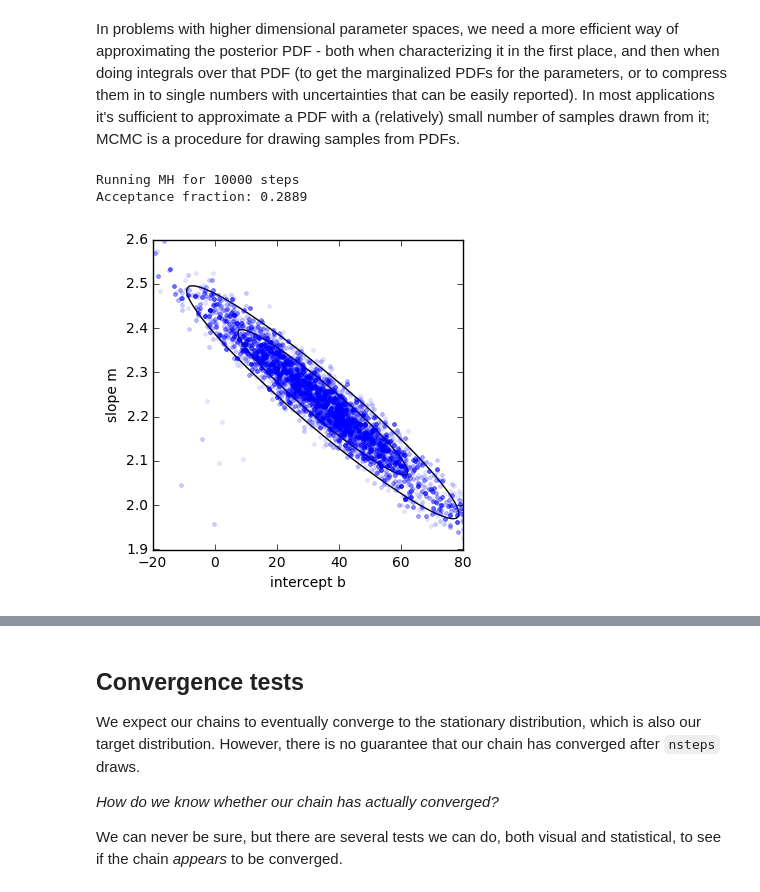
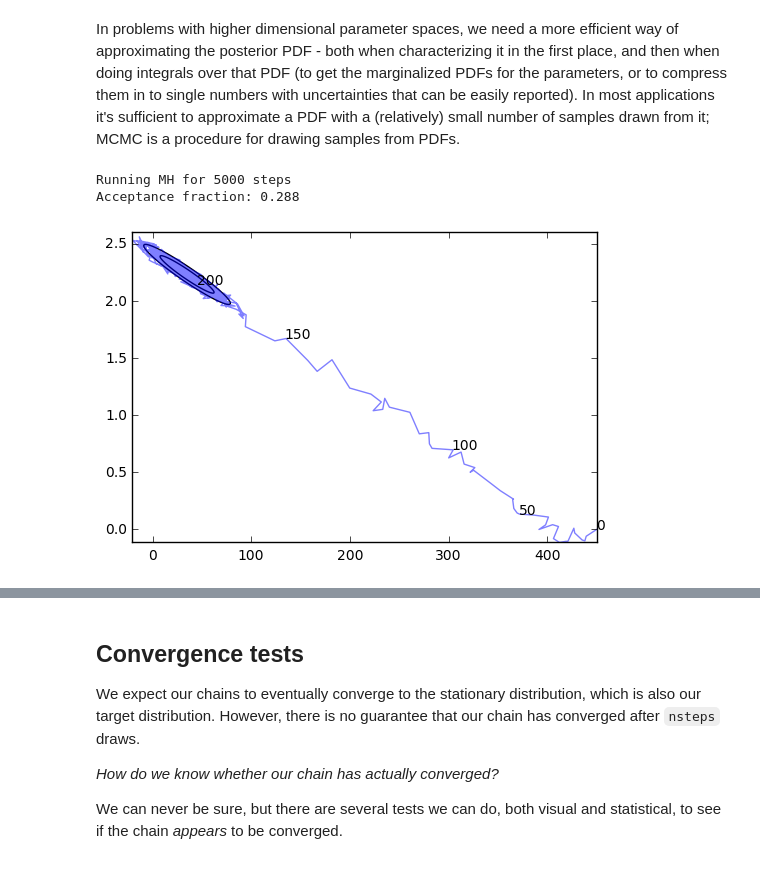
Before and after one commit to KIPAC/StatisticalMethods, a Jupyter notebook: lessons/3.PDFCharacterization.ipynb, the cells around one changed output, grey strips where cells are left out. Cells and saved outputs as stored; diff of their text form; code cells hidden in the pictures.

```diff
--- a/lessons/3.PDFCharacterization.ipynb
+++ b/lessons/3.PDFCharacterization.ipynb
@@ -144,27 +144,19 @@ In problems with higher dimensional parameter spaces, we need a more efficient w
 def straight_line_posterior(x, y, sigmay, m, b):
     return np.exp(straight_line_log_posterior(x, y, sigmay, m, b))
 # %%
-# initial m, b
-m,b = 2., 0.
+def run_MC(m, mstep, b, bstep, nsteps, burn_in = 0):
+  chain = []
+  probs = []
+  naccept = 0
 
-# step sizes
-mstep, bstep = 0.1, 10.
+  print 'Running MH for', nsteps, 'steps'
 
-# how many steps?
-nsteps = 10000
+  # First point:
+  L_old    = straight_line_log_likelihood(x, y, sigmay, m, b)
+  p_old    = straight_line_log_prior(m, b)
+  log_prob_old = L_old + p_old
 
-chain = []
-probs = []
-naccept = 0
-
-print 'Running MH for', nsteps, 'steps'
-
-# First point:
-L_old    = straight_line_log_likelihood(x, y, sigmay, m, b)
-p_old    = straight_line_log_prior(m, b)
-prob_old = np.exp(L_old + p_old)
-
-for i in range(nsteps):
+  for i in range(nsteps+burn_in):
     # step
     mnew = m + np.random.normal() * mstep
     bnew = b + np.random.normal() * bstep
@@ -174,16 +166,17 @@ for i in range(nsteps):
 
     L_new    = straight_line_log_likelihood(x, y, sigmay, mnew, bnew)
     p_new    = straight_line_log_prior(mnew, bnew)
-    prob_new = np.exp(L_new + p_new)
+    log_prob_new = L_new + p_new
 
-    if (prob_new / prob_old > np.random.uniform()):
+    if (np.exp(log_prob_new - log_prob_old) > np.random.uniform()):
         # accept
         m = mnew
         b = bnew
         L_old = L_new
         p_old = p_new
-        prob_old = prob_new
-        naccept += 1
+        log_prob_old = log_prob_new
+        if (i > burn_in): #measure acceptance rate after burn-in only
+            naccept += 1
     else:
         # Stay where we are; m,b stay the same, and we append them
         # to the chain below.
@@ -191,20 +184,34 @@ for i in range(nsteps):
 
     chain.append((b,m))
     probs.append((L_old,p_old))
-print 'Acceptance fraction:', naccept/float(nsteps)
+  print 'Acceptance fraction:', naccept/float(nsteps)
+  return chain[burn_in:]
+
+# initial m, b
+m0,b0 = 0., 450.
+
+# step sizes
+mstep, bstep = 0.1, 10.
+
+# how many steps?
+nsteps = 5000
+
+chain = run_MC(m0, mstep, b0, bstep, nsteps)
 # %% [output]
-Running MH for 10000 steps
-Acceptance fraction: 0.2889
+Running MH for 5000 steps
+Acceptance fraction: 0.288
 # %%
 # Pull m and b arrays out of the Markov chain and plot them:
 mm = [m for b,m in chain]
 bb = [b for b,m in chain]
-# Scatterplot of m,b posterior samples
 plt.clf()
-plt.contour(bgrid, mgrid, posterior, pdf_contour_levels(posterior), colors='k')
-plt.gca().set_aspect((bhi-blo)/(mhi-mlo))
-plt.plot(bb, mm, 'b.', alpha=0.1)
-plot_mb_setup()
+# Plot trajectory of chain in (b,m) plane
+plt.plot(bb, mm,linestyle='-',alpha=0.5)
+#add labels to track early progress
+for n in range(0,250,50):
+ plt.text(bb[n],mm[n],"%d"%(n))
+#overplot posterior contours from grid based estimate
+plt.contour(bgrid, mgrid, posterior, pdf_contour_levels(posterior), colors='k',linewidth = 3)
 plt.show()
 # %% [output]
-[figure, old version]
+[figure, new version]
```
Also changed, not shown: parts of 18 cells of this notebook.
